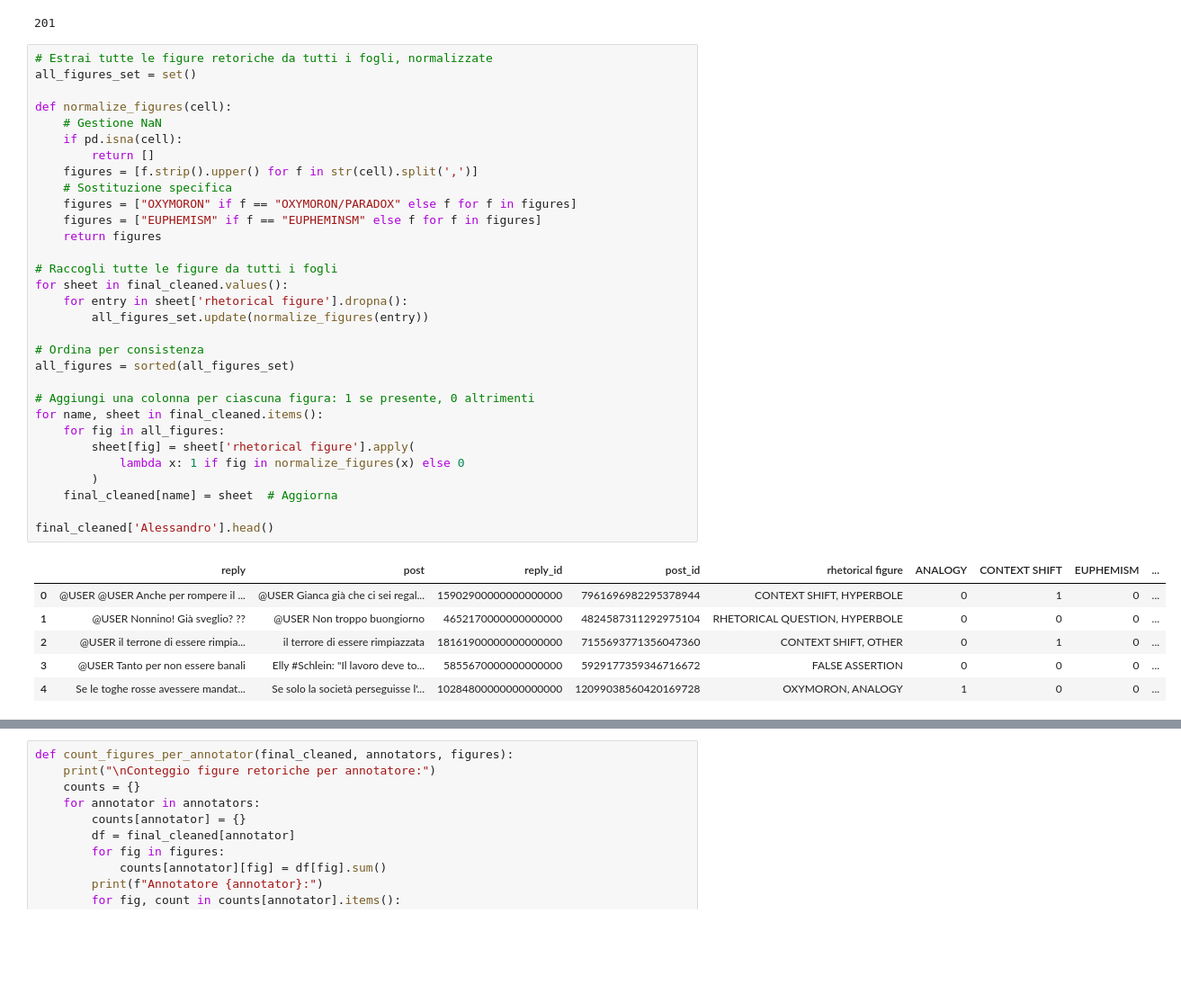
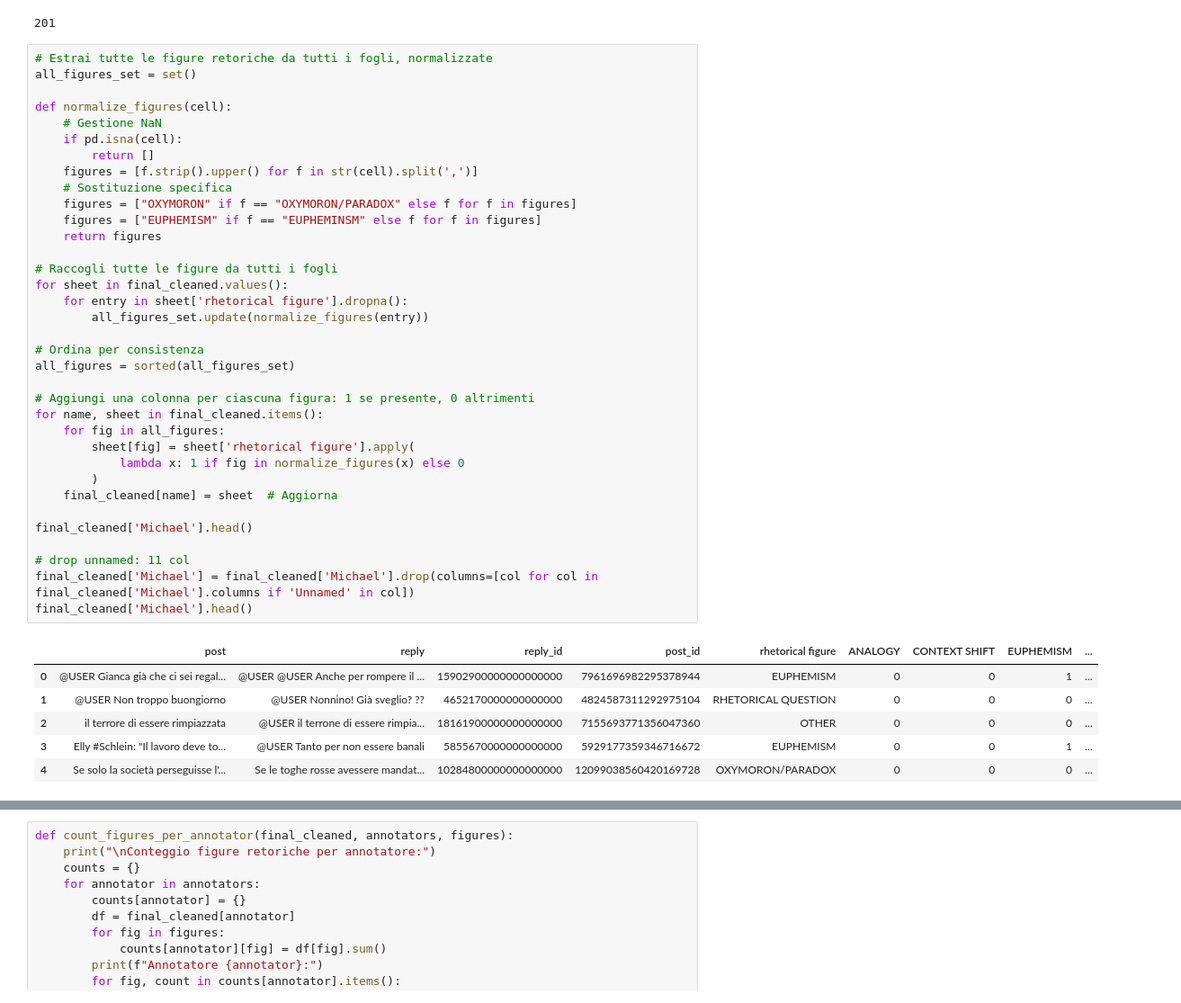
Before and after one commit to MichaelOliverio/perspectivist-understanding-rhetorical-figures, a Jupyter notebook: perspectivist-analysis/humans/perspectivist_analysis.ipynb, the cells around one changed output, grey strips where cells are left out. Shown: that part at 90% size. Saved outputs shown, nothing was run; the diff lists cells and outputs as text; blank space fills up the shorter version.

```diff
--- a/perspectivist-analysis/humans/perspectivist_analysis.ipynb
+++ b/perspectivist-analysis/humans/perspectivist_analysis.ipynb
@@ -94,37 +94,41 @@ len(final_cleaned['Michele'])
 # Estrai tutte le figure retoriche da tutti i fogli, normalizzate
 all_figures_set = set()
 
 def normalize_figures(cell):
     # Gestione NaN
     if pd.isna(cell):
         return []
     figures = [f.strip().upper() for f in str(cell).split(',')]
     # Sostituzione specifica
     figures = ["OXYMORON" if f == "OXYMORON/PARADOX" else f for f in figures]
     figures = ["EUPHEMISM" if f == "EUPHEMINSM" else f for f in figures]
     return figures
 
 # Raccogli tutte le figure da tutti i fogli
 for sheet in final_cleaned.values():
     for entry in sheet['rhetorical figure'].dropna():
         all_figures_set.update(normalize_figures(entry))
 
 # Ordina per consistenza
 all_figures = sorted(all_figures_set)
 
 # Aggiungi una colonna per ciascuna figura: 1 se presente, 0 altrimenti
 for name, sheet in final_cleaned.items():
     for fig in all_figures:
         sheet[fig] = sheet['rhetorical figure'].apply(
             lambda x: 1 if fig in normalize_figures(x) else 0
         )
     final_cleaned[name] = sheet  # Aggiorna
 
-final_cleaned['Alessandro'].head()
+final_cleaned['Michael'].head()
+
+# drop unnamed: 11 col
+final_cleaned['Michael'] = final_cleaned['Michael'].drop(columns=[col for col in final_cleaned['Michael'].columns if 'Unnamed' in col])
+final_cleaned['Michael'].head()
 # %% [output]
-|  | reply | post | reply_id | post_id | rhetorical figure | ANALOGY | CONTEXT SHIFT | EUPHEMISM | ... |
-| 0 | @USER @USER Anche per rompere il ... | @USER Gianca già che ci sei regal... | 15902900000000000000 | 7961696982295378944 | CONTEXT SHIFT, HYPERBOLE | 0 | 1 | 0 | ... |
-| 1 | @USER Nonnino! Già sveglio? ?? | @USER Non troppo buongiorno | 4652170000000000000 | 4824587311292975104 | RHETORICAL QUESTION, HYPERBOLE | 0 | 0 | 0 | ... |
-| 2 | @USER il terrone di essere rimpia... | il terrore di essere rimpiazzata | 18161900000000000000 | 7155693771356047360 | CONTEXT SHIFT, OTHER | 0 | 1 | 0 | ... |
-| 3 | @USER Tanto per non essere banali | Elly #Schlein: "Il lavoro deve to... | 5855670000000000000 | 5929177359346716672 | FALSE ASSERTION | 0 | 0 | 0 | ... |
-| 4 | Se le toghe rosse avessere mandat... | Se solo la società perseguisse l'... | 10284800000000000000 | 12099038560420169728 | OXYMORON, ANALOGY | 1 | 0 | 0 | ... |
+|  | post | reply | reply_id | post_id | rhetorical figure | ANALOGY | CONTEXT SHIFT | EUPHEMISM | ... |
+| 0 | @USER Gianca già che ci sei regal... | @USER @USER Anche per rompere il ... | 15902900000000000000 | 7961696982295378944 | EUPHEMISM | 0 | 0 | 1 | ... |
+| 1 | @USER Non troppo buongiorno | @USER Nonnino! Già sveglio? ?? | 4652170000000000000 | 4824587311292975104 | RHETORICAL QUESTION | 0 | 0 | 0 | ... |
+| 2 | il terrore di essere rimpiazzata | @USER il terrone di essere rimpia... | 18161900000000000000 | 7155693771356047360 | OTHER | 0 | 0 | 0 | ... |
+| 3 | Elly #Schlein: "Il lavoro deve to... | @USER Tanto per non essere banali | 5855670000000000000 | 5929177359346716672 | EUPHEMISM | 0 | 0 | 1 | ... |
+| 4 | Se solo la società perseguisse l'... | Se le toghe rosse avessere mandat... | 10284800000000000000 | 12099038560420169728 | OXYMORON/PARADOX | 0 | 0 | 0 | ... |
```
Also changed, not shown: parts of 16 cells of this notebook, 15 other files.
